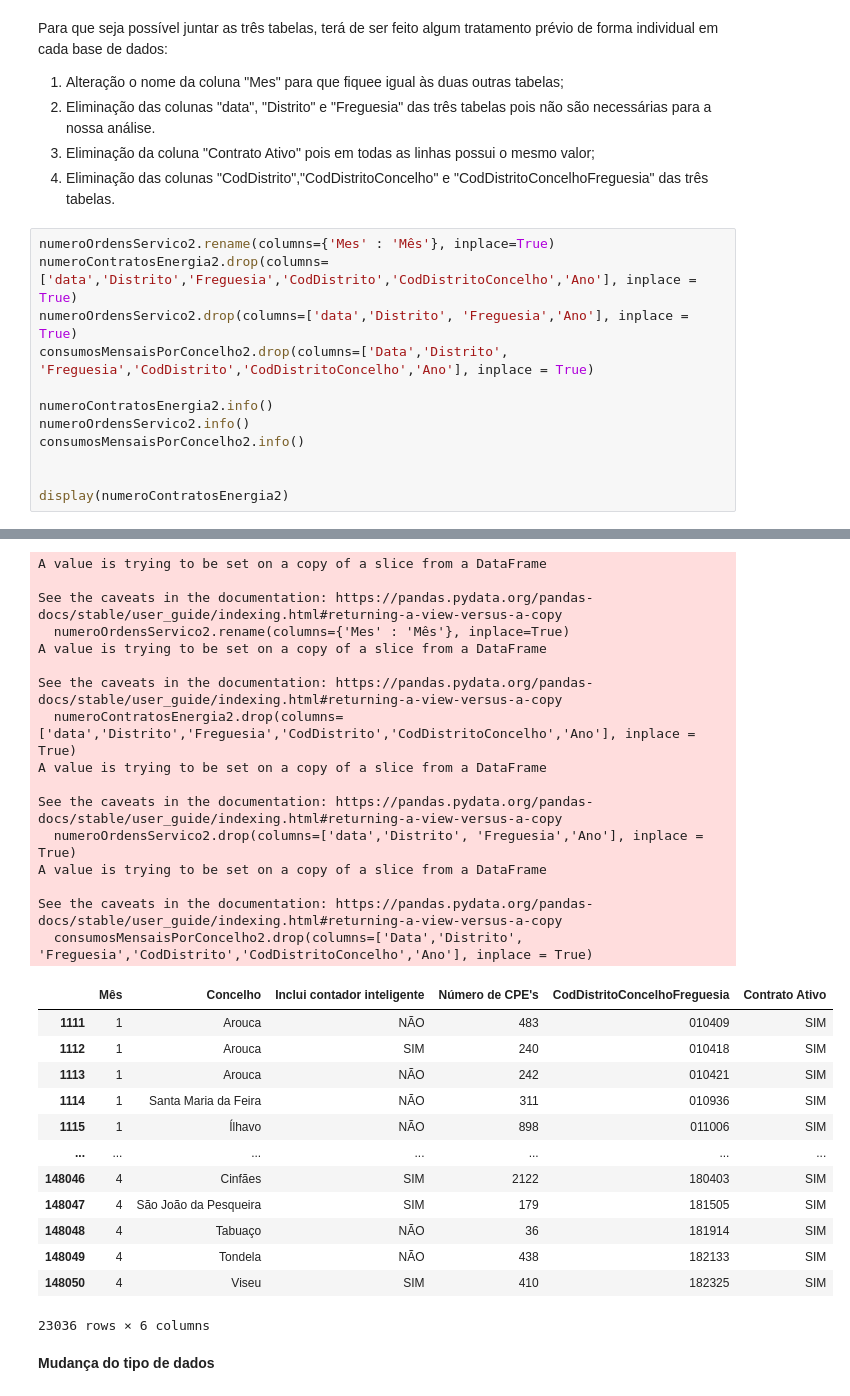
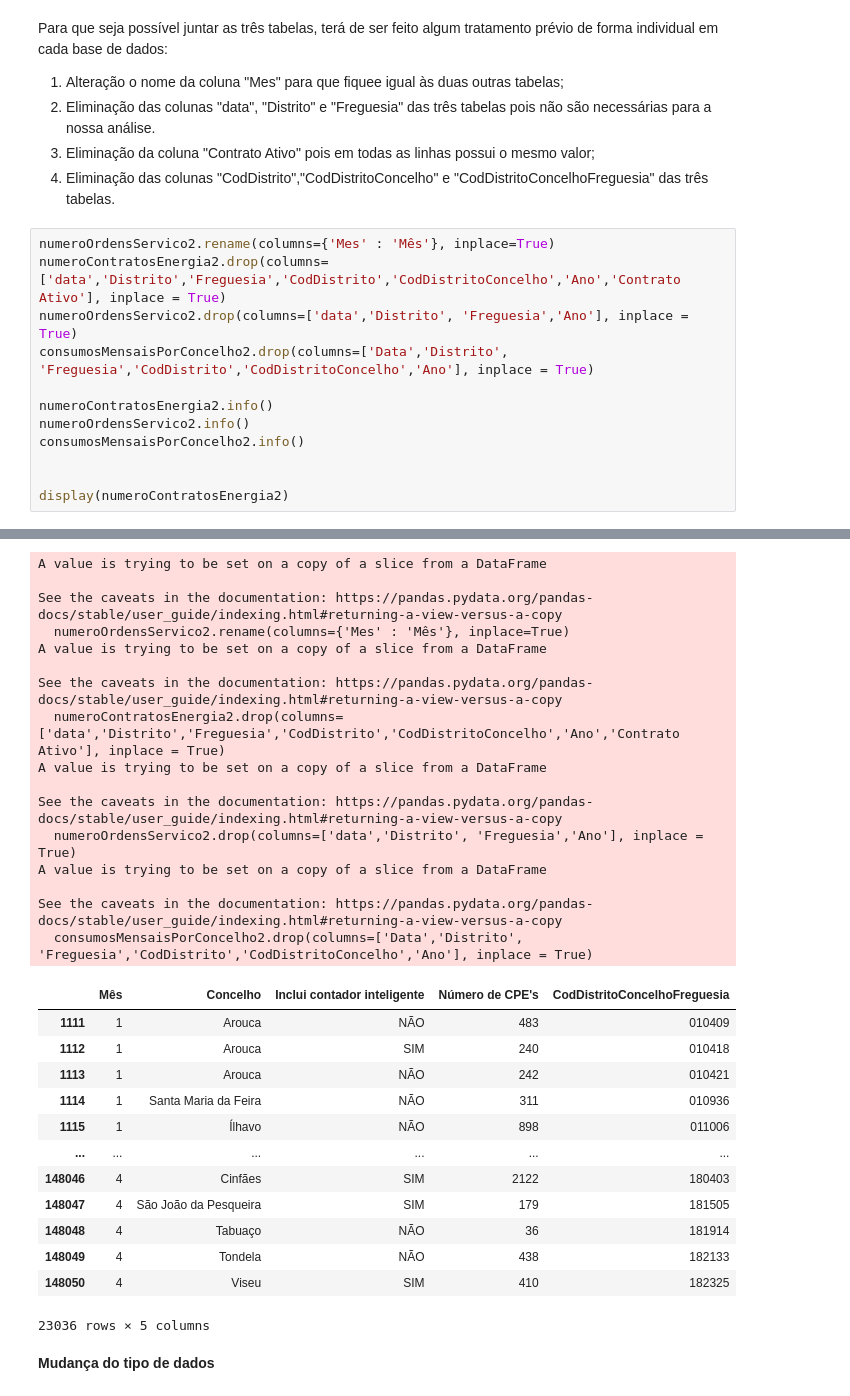
Before and after one commit to RafaelGesero/DECDProject, a Jupyter notebook: ProjetoDECD_Grupo20.ipynb, the cells around one changed output, grey strips where cells are left out. Saved outputs shown, nothing was run; the diff lists cells and outputs as text.

```diff
--- a/ProjetoDECD_Grupo20.ipynb
+++ b/ProjetoDECD_Grupo20.ipynb
@@ -249,7 +262,7 @@ Para que seja possível juntar as três tabelas, terá de ser feito algum tratam
 4. Eliminação das colunas "CodDistrito","CodDistritoConcelho" e "CodDistritoConcelhoFreguesia" das três tabelas.
 # %%
 numeroOrdensServico2.rename(columns={'Mes' : 'Mês'}, inplace=True)
-numeroContratosEnergia2.drop(columns=['data','Distrito','Freguesia','CodDistrito','CodDistritoConcelho','Ano'], inplace = True)
+numeroContratosEnergia2.drop(columns=['data','Distrito','Freguesia','CodDistrito','CodDistritoConcelho','Ano','Contrato Ativo'], inplace = True)
 numeroOrdensServico2.drop(columns=['data','Distrito', 'Freguesia','Ano'], inplace = True)
 consumosMensaisPorConcelho2.drop(columns=['Data','Distrito', 'Freguesia','CodDistrito','CodDistritoConcelho','Ano'], inplace = True)
 
@@ -276,36 +289,36 @@ dtypes: int64(2), object(4)
  3   Energia Ativa (kWh)           8755 non-null   float64
  4   CodDistritoConcelhoFreguesia  8755 non-null   object
 dtypes: float64(1), int64(1), object(3)
 memory usage: 410.4+ KB
 A value is trying to be set on a copy of a slice from a DataFrame
 
 See the caveats in the documentation: https://pandas.pydata.org/pandas-docs/stable/user_guide/indexing.html#returning-a-view-versus-a-copy
   numeroOrdensServico2.rename(columns={'Mes' : 'Mês'}, inplace=True)
 A value is trying to be set on a copy of a slice from a DataFrame
 
 See the caveats in the documentation: https://pandas.pydata.org/pandas-docs/stable/user_guide/indexing.html#returning-a-view-versus-a-copy
-  numeroContratosEnergia2.drop(columns=['data','Distrito','Freguesia','CodDistrito','CodDistritoConcelho','Ano'], inplace = True)
+  numeroContratosEnergia2.drop(columns=['data','Distrito','Freguesia','CodDistrito','CodDistritoConcelho','Ano','Contrato Ativo'], inplace = True)
 A value is trying to be set on a copy of a slice from a DataFrame
 
 See the caveats in the documentation: https://pandas.pydata.org/pandas-docs/stable/user_guide/indexing.html#returning-a-view-versus-a-copy
   numeroOrdensServico2.drop(columns=['data','Distrito', 'Freguesia','Ano'], inplace = True)
 A value is trying to be set on a copy of a slice from a DataFrame
 
 See the caveats in the documentation: https://pandas.pydata.org/pandas-docs/stable/user_guide/indexing.html#returning-a-view-versus-a-copy
   consumosMensaisPorConcelho2.drop(columns=['Data','Distrito', 'Freguesia','CodDistrito','CodDistritoConcelho','Ano'], inplace = True)
-|  | Mês | Concelho | Inclui contador inteligente | Número de CPE's | CodDistritoConcelhoFreguesia | Contrato Ativo |
-| 1111 | 1 | Arouca | NÃO | 483 | 010409 | SIM |
-| 1112 | 1 | Arouca | SIM | 240 | 010418 | SIM |
-| 1113 | 1 | Arouca | NÃO | 242 | 010421 | SIM |
-| 1114 | 1 | Santa Maria da Feira | NÃO | 311 | 010936 | SIM |
-| 1115 | 1 | Ílhavo | NÃO | 898 | 011006 | SIM |
-| ... | ... | ... | ... | ... | ... | ... |
-| 148046 | 4 | Cinfães | SIM | 2122 | 180403 | SIM |
-| 148047 | 4 | São João da Pesqueira | SIM | 179 | 181505 | SIM |
-| 148048 | 4 | Tabuaço | NÃO | 36 | 181914 | SIM |
-| 148049 | 4 | Tondela | NÃO | 438 | 182133 | SIM |
-| 148050 | 4 | Viseu | SIM | 410 | 182325 | SIM |
+|  | Mês | Concelho | Inclui contador inteligente | Número de CPE's | CodDistritoConcelhoFreguesia |
+| 1111 | 1 | Arouca | NÃO | 483 | 010409 |
+| 1112 | 1 | Arouca | SIM | 240 | 010418 |
+| 1113 | 1 | Arouca | NÃO | 242 | 010421 |
+| 1114 | 1 | Santa Maria da Feira | NÃO | 311 | 010936 |
+| 1115 | 1 | Ílhavo | NÃO | 898 | 011006 |
+| ... | ... | ... | ... | ... | ... |
+| 148046 | 4 | Cinfães | SIM | 2122 | 180403 |
+| 148047 | 4 | São João da Pesqueira | SIM | 179 | 181505 |
+| 148048 | 4 | Tabuaço | NÃO | 36 | 181914 |
+| 148049 | 4 | Tondela | NÃO | 438 | 182133 |
+| 148050 | 4 | Viseu | SIM | 410 | 182325 |
-23036 rows × 6 columns
+23036 rows × 5 columns
 # %% [markdown]
 **Mudança do tipo de dados**
 # %%
```
Also changed, not shown: parts of 14 cells of this notebook.
